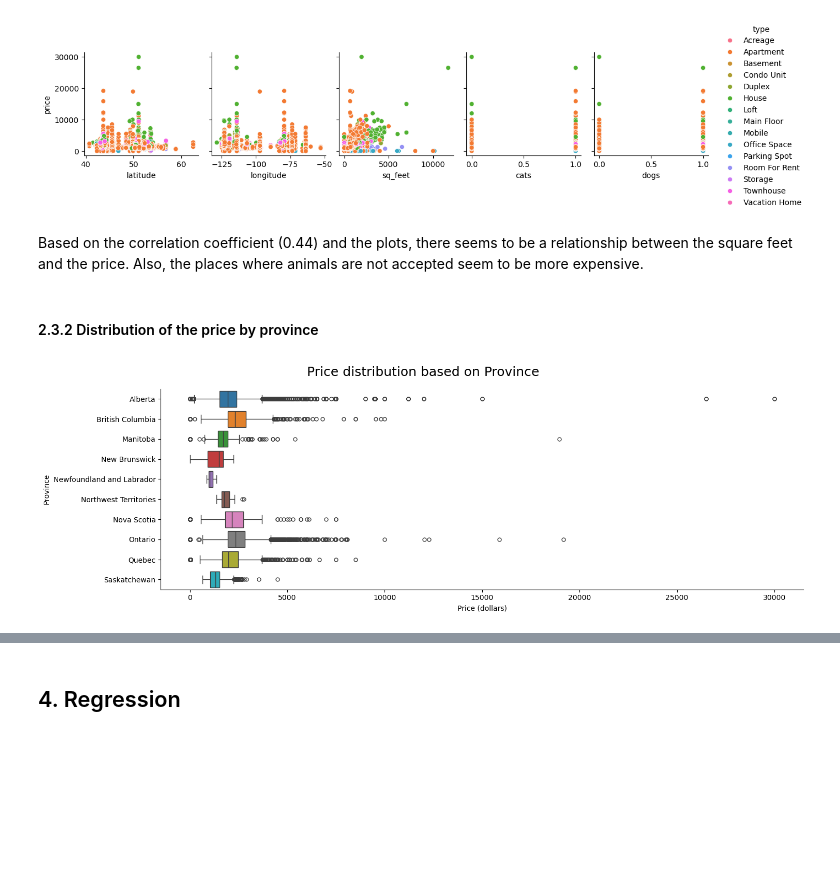
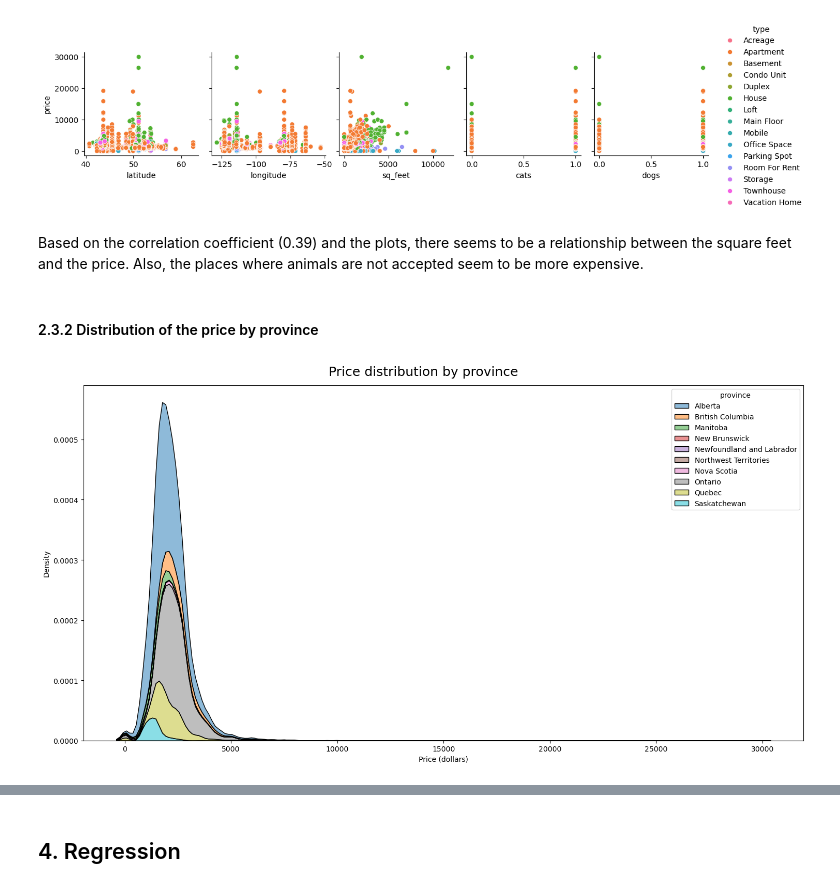
Before and after one commit to nadpierre/rental-prices-regression-project, a Jupyter notebook: RentalPricesRegression.ipynb, the cells around one changed output, grey strips where cells are left out. Saved outputs shown, nothing was run; the diff lists cells and outputs as text; code cells hidden in the pictures; blank space fills up the shorter version.

Commit message:
begin data preprocessing

```diff
--- a/RentalPricesRegression.ipynb
+++ b/RentalPricesRegression.ipynb
@@ -96,0 +127,6 @@ nbytes_before
+# %%
+rows_before = len(df)
+df.drop_duplicates(keep='first', inplace=True)
+df = df.reset_index(drop=True)
+rows_after = len(df)
+rows_before, rows_after
@@ -319,17 +396,17 @@ sns.pairplot(df, x_vars=['latitude', 'longitude', 'sq_feet', 'cats', 'dogs'], y_
 # %% [output]
 [figure]
 # %% [markdown]
-Based on the correlation coefficient (0.44) and the plots, there seems to be a relationship between the square feet and the price. Also, the places where animals are not accepted seem to be more expensive.
+Based on the correlation coefficient (0.39) and the plots, there seems to be a relationship between the square feet and the price. Also, the places where animals are not accepted seem to be more expensive.
 # %% [markdown]
 #### 2.3.2 Distribution of the price by province
 # %%
-ax = sns.catplot(data=df, x='price', y='province', kind='box', height=5, aspect=3, hue='province')
-ax.fig.suptitle('Price distribution based on Province', fontsize=18)
-ax.set_xlabels('Price (dollars)')
-ax.set_ylabels('Province')
-ax.fig.tight_layout();
+fig, ax = plt.subplots(figsize=(15,8))
+g = sns.kdeplot(data=df, x='price', hue='province', fill=True, alpha=0.5, multiple='stack', ax=ax)
+g.set(xlabel='Price (dollars)')
+fig.suptitle('Price distribution by province', fontsize=18)
+fig.tight_layout();
 # %% [output]
-[figure, old version]
+[figure, new version]
 # %%
 ax = sns.catplot(data=df, x='province', y='price', kind='bar', aspect=1.5, hue='province')
 ax.tick_params(axis='x', rotation=90)
```
Also changed, not shown: parts of 49 cells of this notebook.
